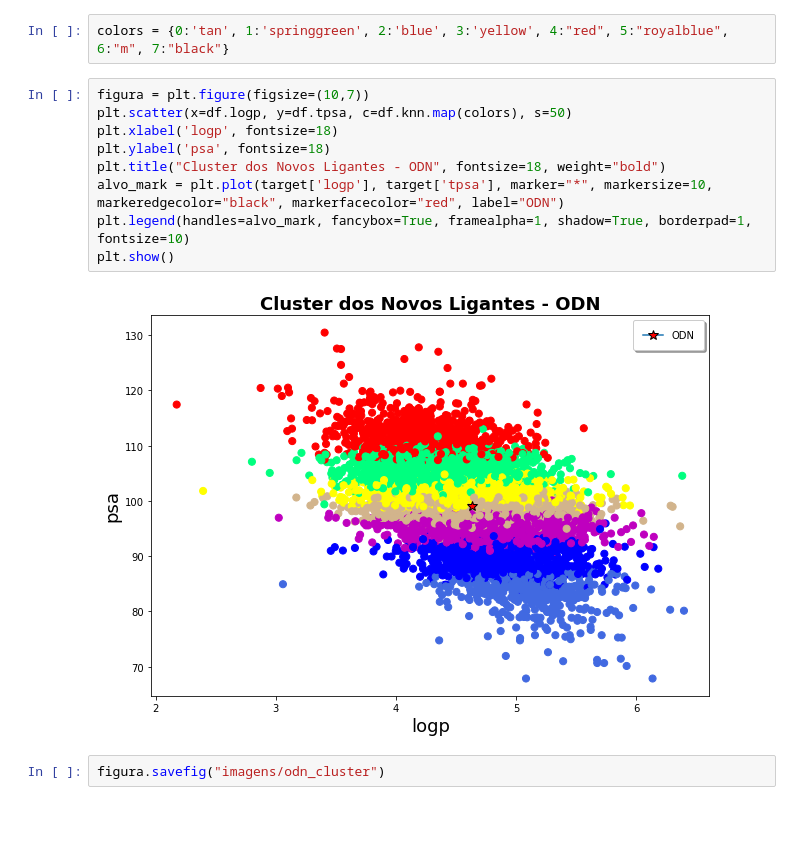
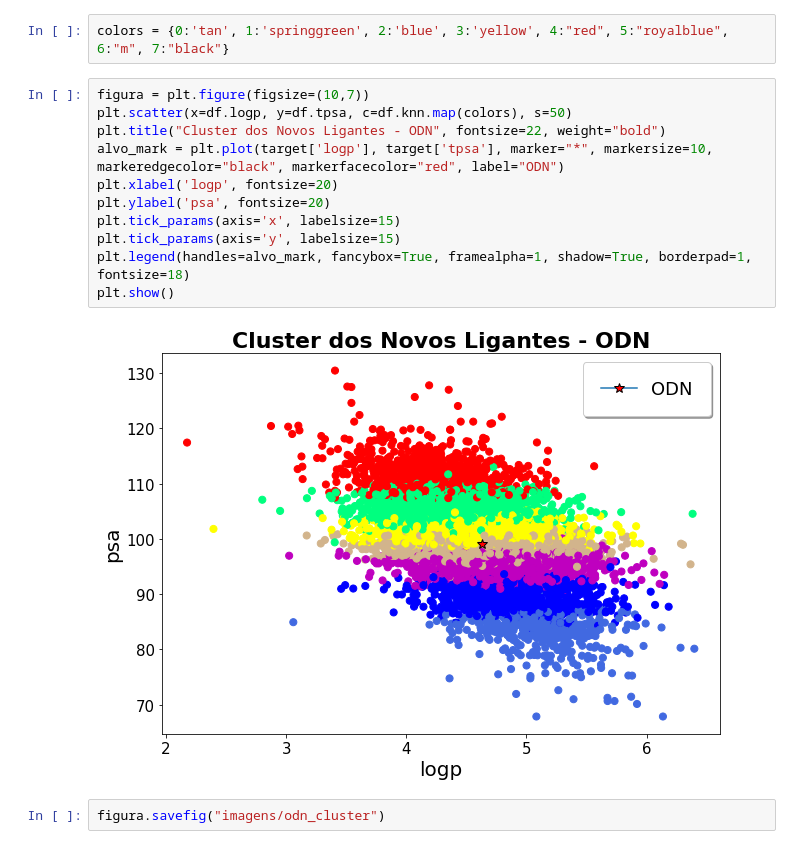
Before and after one commit to alverad-katsuro/chembl_analyser, a Jupyter notebook: cruzipain/odn_cluster.ipynb, the cells around one changed output. Drawn from its saved outputs; the diff is of its cells as text; blank space fills up the shorter version.

```diff
--- a/cruzipain/odn_cluster.ipynb
+++ b/cruzipain/odn_cluster.ipynb
@@ -173,14 +171,16 @@ colors = {0:'tan', 1:'springgreen', 2:'blue', 3:'yellow', 4:"red", 5:"royalblue"
 # %%
 figura = plt.figure(figsize=(10,7))
 plt.scatter(x=df.logp, y=df.tpsa, c=df.knn.map(colors), s=50)
-plt.xlabel('logp', fontsize=18)
-plt.ylabel('psa', fontsize=18)
-plt.title("Cluster dos Novos Ligantes - ODN", fontsize=18, weight="bold")
+plt.title("Cluster dos Novos Ligantes - ODN", fontsize=22, weight="bold")
 alvo_mark = plt.plot(target['logp'], target['tpsa'], marker="*", markersize=10, markeredgecolor="black", markerfacecolor="red", label="ODN")
-plt.legend(handles=alvo_mark, fancybox=True, framealpha=1, shadow=True, borderpad=1, fontsize=10)
+plt.xlabel('logp', fontsize=20)
+plt.ylabel('psa', fontsize=20)
+plt.tick_params(axis='x', labelsize=15)
+plt.tick_params(axis='y', labelsize=15)
+plt.legend(handles=alvo_mark, fancybox=True, framealpha=1, shadow=True, borderpad=1, fontsize=18)
 plt.show()
 # %% [output]
-[figure, old version]
+[figure, new version]
 # %%
 figura.savefig("imagens/odn_cluster")
 # %%
```
Also changed, not shown: parts of 3 cells of this notebook, 9 other files.
